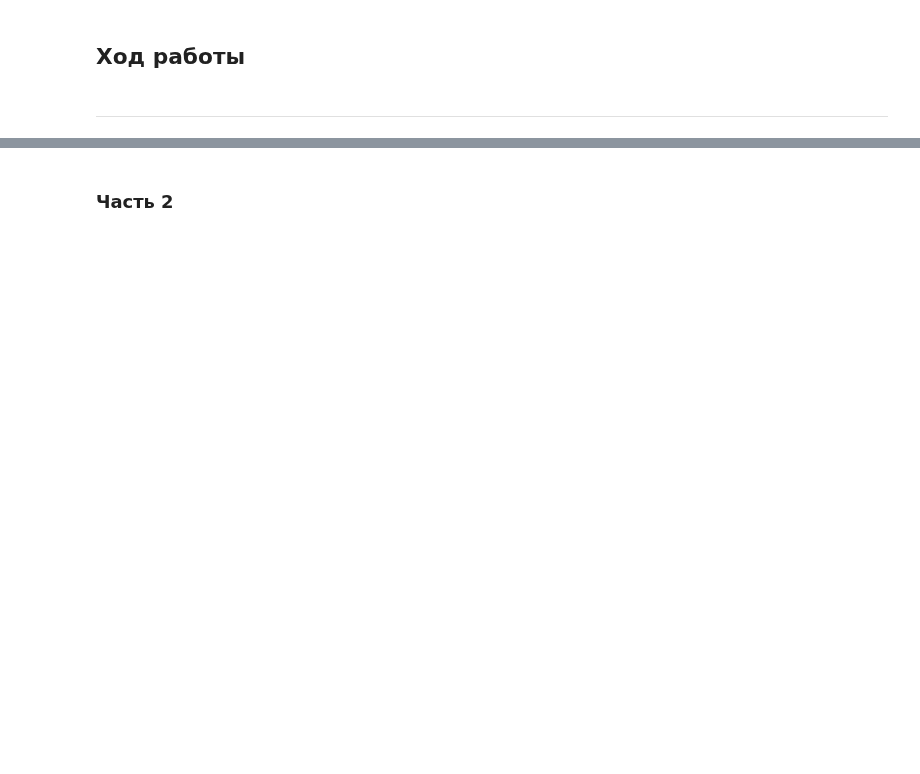
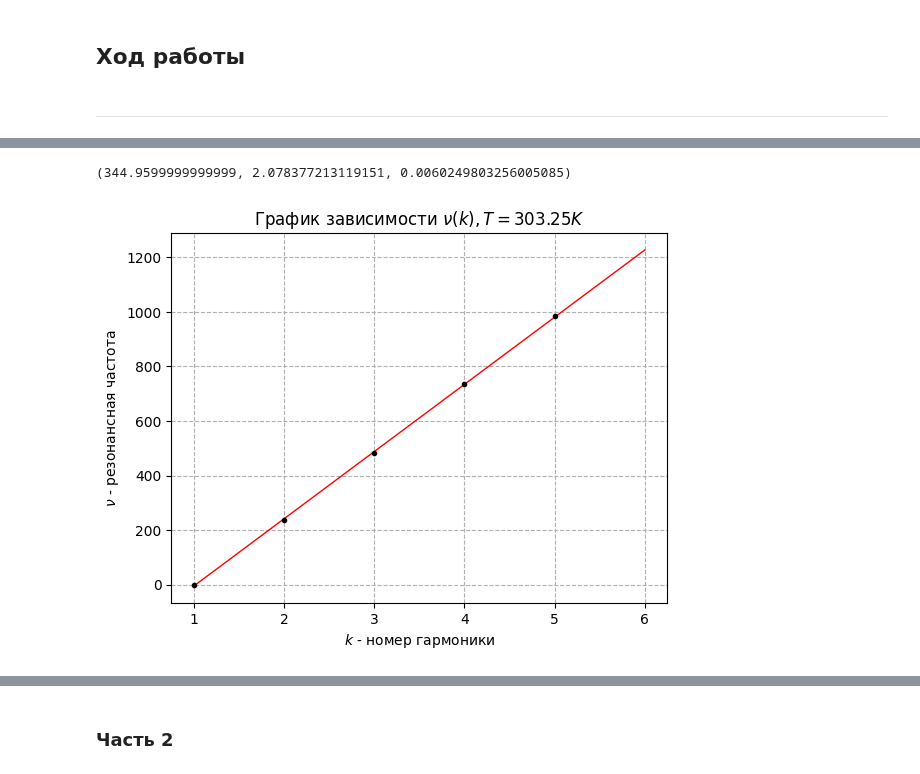
Before and after one commit to UjeNeTORT/labs, a Jupyter notebook: sem_2/2.1.2/laba.ipynb, the cells around one changed output, grey strips where cells are left out. Saved outputs shown, nothing was run; the diff lists cells and outputs as text; code cells hidden in the pictures; blank space fills up the shorter version.

```diff
--- a/sem_2/2.1.2/laba.ipynb
+++ b/sem_2/2.1.2/laba.ipynb
@@ -123,0 +112,6 @@ nu_n_4
+# %%
+k, kerr, b, berr = get_graph_2 (nu_n_2_measured, T_2)
+k * 2 * L, np.sqrt((2 * L * kerr)**2 + (2 * k * delta_L)**2), np.sqrt((2 * L * kerr)**2 + (2 * k * delta_L)**2) / (k * 2 * L)
+# %% [output]
+(344.9599999999999, 2.078377213119151, 0.0060249803256005085)
+[figure, added]
```
Also changed, not shown: parts of 23 cells of this notebook, 1 other file.
